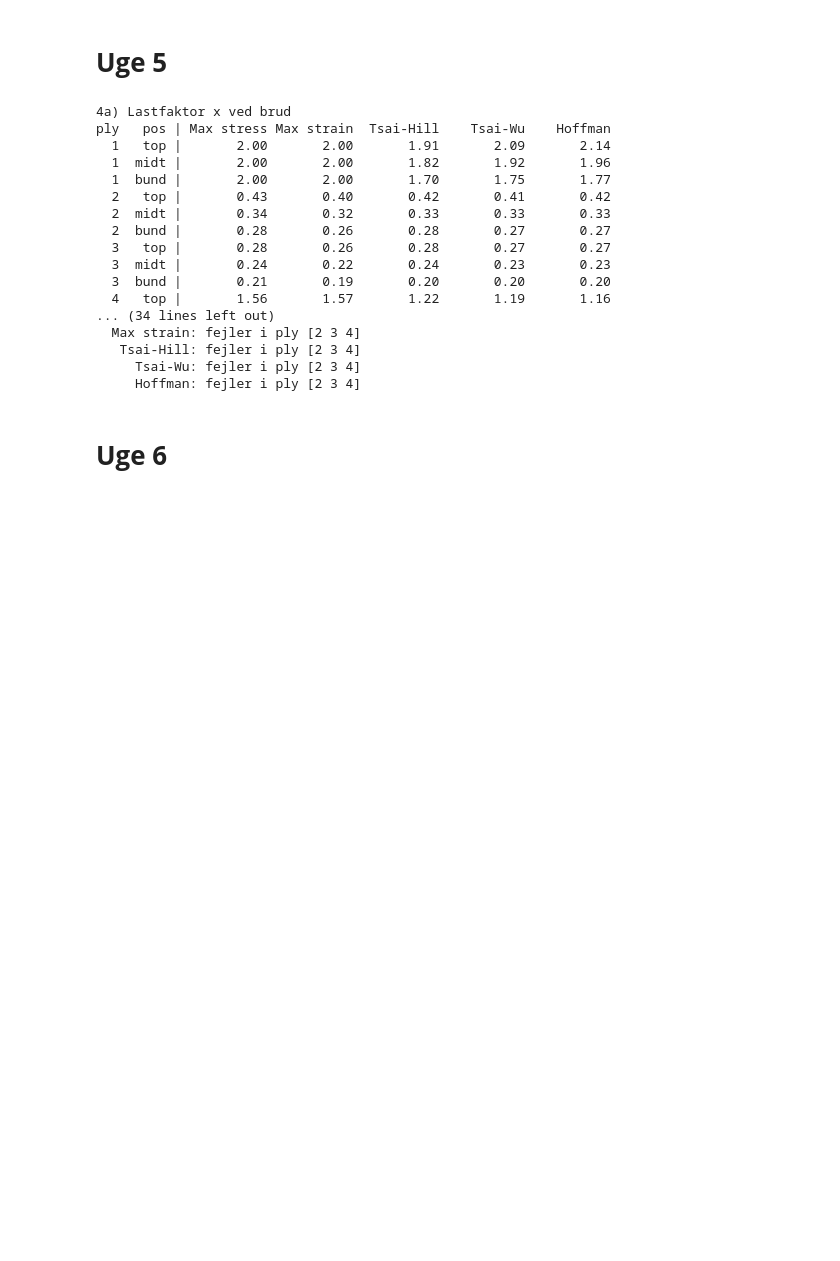
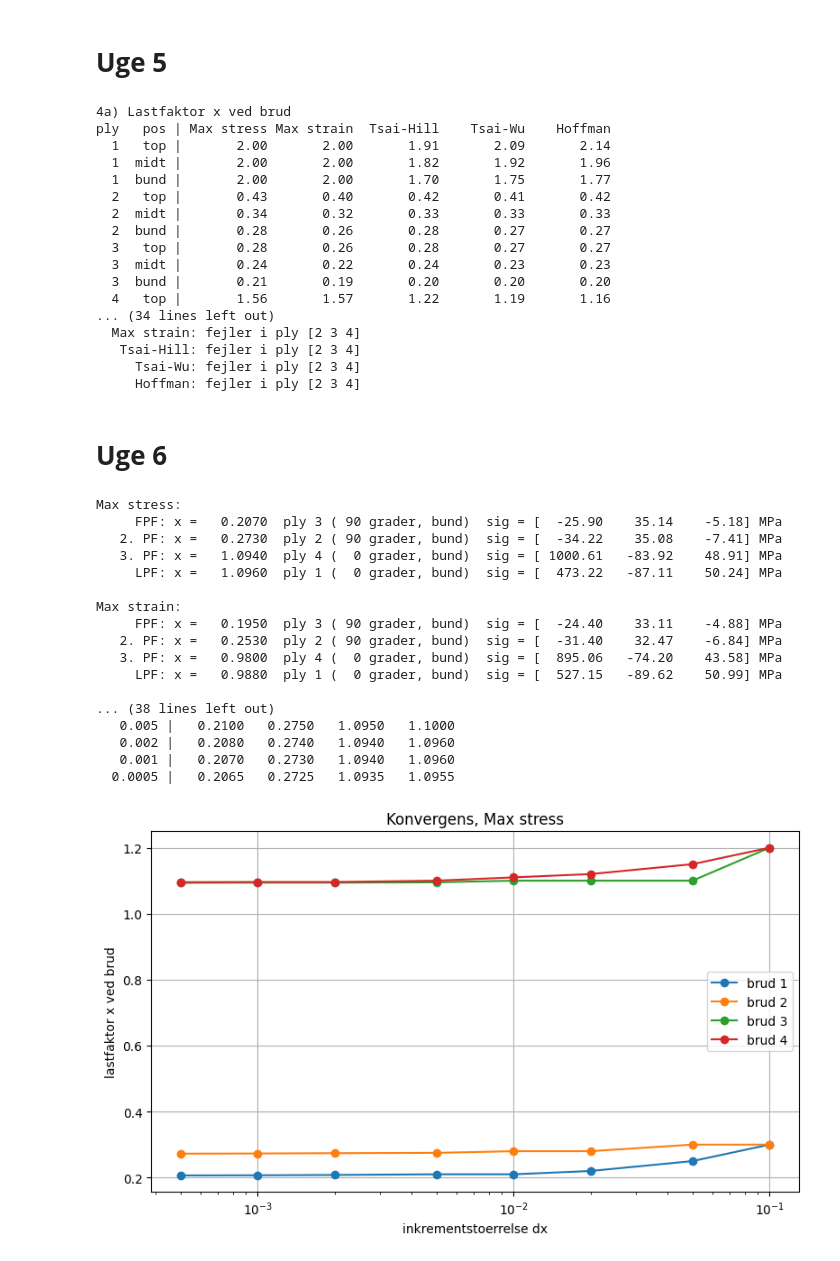
Before and after one commit to NickGholami/Anisotropy-and-Fibre-Composites, a Jupyter notebook: main.ipynb, the cells around one changed output. Cells and saved outputs as stored; diff of their text form; code cells hidden in the pictures; blank space fills up the shorter version.

Commit message:
uge6: progressive failure (5A) og 5B tabel

```diff
--- a/main.ipynb
+++ b/main.ipynb
@@ -727,0 +917,73 @@ ply   pos | Max stress Max strain  Tsai-Hill    Tsai-Wu    Hoffman
+# %%
+# ---------------------------------------------------------------------------
+# 5A a) Samme laminat og last som 4a, paafoert inkrementelt med ply discount
+# ---------------------------------------------------------------------------
+# Last = x * [N; M] med N = [300, -50, 25] N/mm og M = [50, 0, 0] N
+dx_5a = 0.001
+
+events_5a = {}
+for c in CRITERIA:
+    events_5a[c], _ = progressive_failure(Q_local_eks4, angles_eks4, t_eks4, N_4a, M_4a,
+                                          S_eks4, c, dx=dx_5a)
+    print_failure_sequence(c, events_5a[c])
+    print()
+
+# Oversigt: lastfaktor x ved hvert brud
+print(f"Lastfaktor x ved brud (dx = {dx_5a})")
+print(f"{'':>10} " + " ".join(f"{c:>10}" for c in CRITERIA))
+n_max = max(len(events_5a[c]) for c in CRITERIA)
+for i in range(n_max):
+    if i == 0:
+        label = "FPF"
+    elif i == n_max - 1:
+        label = "LPF"
+    else:
+        label = f"{i+1}. PF"
+    line = f"{label:>10} "
+    for c in CRITERIA:
+        if i < len(events_5a[c]):
+            line += f" {events_5a[c][i]['x']:>10.3f}"
+        else:
+            line += f" {'-':>10}"
+    print(line)
+
+# Sammenlign FPF med den direkte (ikke-inkrementelle) loesning fra 4a
+print("\nFPF inkrementelt vs. direkte (4a):")
+for c in CRITERIA:
+    x_direct = min(r["x"][c] for r in results_4a)
+    print(f"  {c:>10}: {events_5a[c][0]['x']:.3f}  vs  {x_direct:.3f}")
+
+
+# ---------------------------------------------------------------------------
+# 5A b) Konvergens mht. inkrementstoerrelse
+# ---------------------------------------------------------------------------
+dx_list_5b = [0.1, 0.05, 0.02, 0.01, 0.005, 0.002, 0.001, 0.0005]
+
+for c in CRITERIA:
+    conv = increment_convergence(Q_local_eks4, angles_eks4, t_eks4, N_4a, M_4a,
+                                 S_eks4, c, dx_list_5b)
+    print(f"\n{c}:")
+    print(f"{'dx':>8} | brud-laster x")
+    for dx in dx_list_5b:
+        print(f"{dx:>8} | " + " ".join(f"{x:>8.4f}" for x in conv[dx]))
+    plot_increment_convergence(conv, c)
+    plt.show()
+# %% [output]
+Max stress:
+     FPF: x =   0.2070  ply 3 ( 90 grader, bund)  sig = [  -25.90    35.14    -5.18] MPa
+   2. PF: x =   0.2730  ply 2 ( 90 grader, bund)  sig = [  -34.22    35.08    -7.41] MPa
+   3. PF: x =   1.0940  ply 4 (  0 grader, bund)  sig = [ 1000.61   -83.92    48.91] MPa
+     LPF: x =   1.0960  ply 1 (  0 grader, bund)  sig = [  473.22   -87.11    50.24] MPa
+
+Max strain:
+     FPF: x =   0.1950  ply 3 ( 90 grader, bund)  sig = [  -24.40    33.11    -4.88] MPa
+   2. PF: x =   0.2530  ply 2 ( 90 grader, bund)  sig = [  -31.40    32.47    -6.84] MPa
+   3. PF: x =   0.9800  ply 4 (  0 grader, bund)  sig = [  895.06   -74.20    43.58] MPa
+     LPF: x =   0.9880  ply 1 (  0 grader, bund)  sig = [  527.15   -89.62    50.99] MPa
+
+... (38 lines left out)
+   0.005 |   0.2100   0.2750   1.0950   1.1000
+   0.002 |   0.2080   0.2740   1.0940   1.0960
+   0.001 |   0.2070   0.2730   1.0940   1.0960
+  0.0005 |   0.2065   0.2725   1.0935   1.0955
+[figure, added]
```
Also changed, not shown: parts of 3 cells of this notebook, 1 other file.
